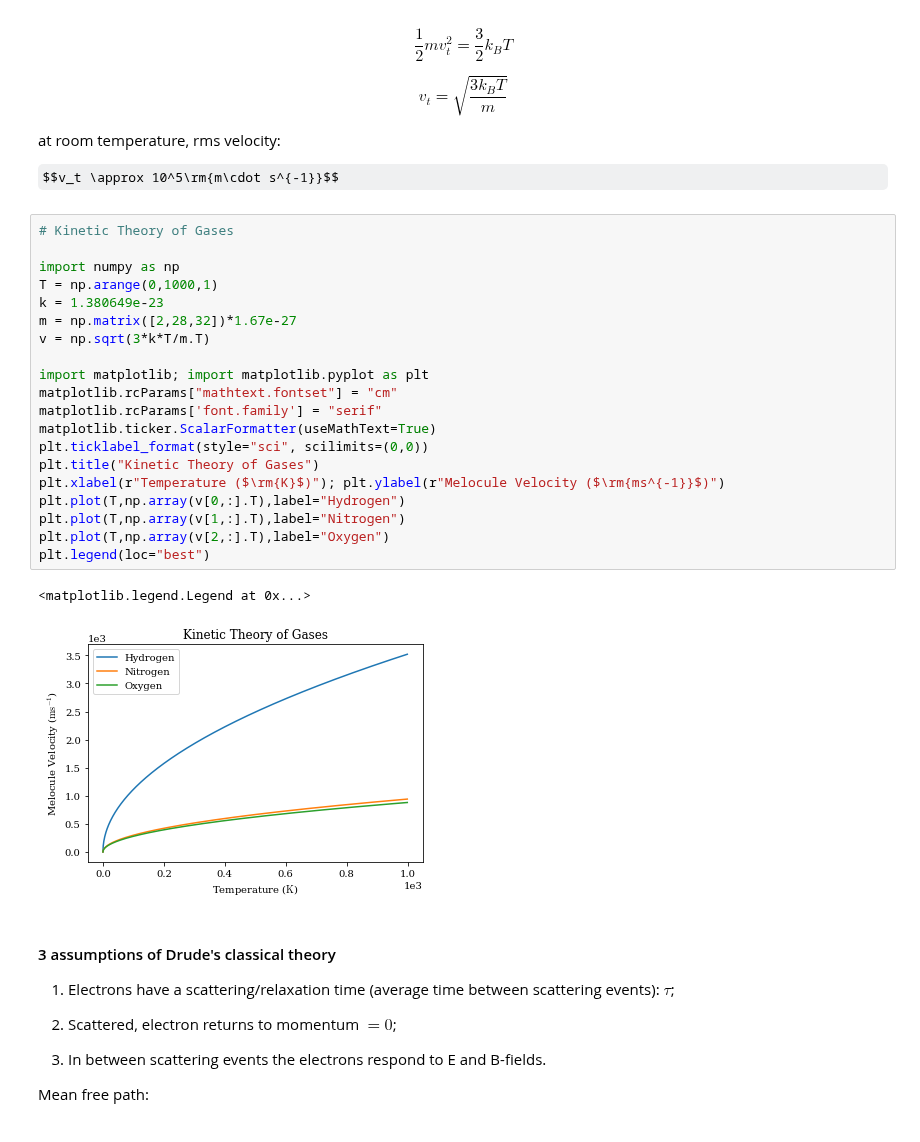
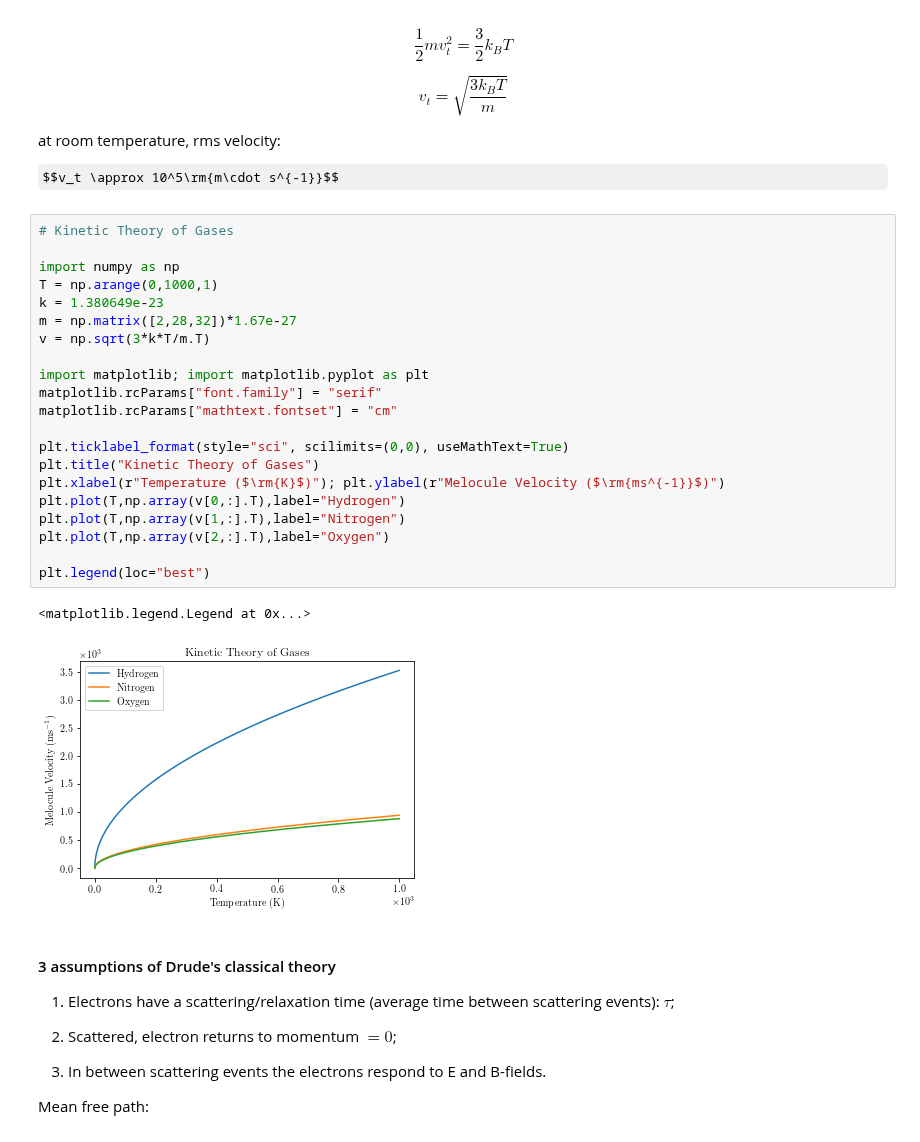
Before and after one commit to Photonico/USyd_CMP, a Jupyter notebook: Lecture 01/Lecture 01.ipynb, the cells around one changed output. Cells and saved outputs as stored; diff of their text form; some formulas as TeX source.

```diff
--- a/Lecture 01/Lecture 01.ipynb
+++ b/Lecture 01/Lecture 01.ipynb
@@ -35,26 +35,27 @@ $$v_t \approx 10^5\rm{m\cdot s^{-1}}$$
 # %%
 # Kinetic Theory of Gases
 
 import numpy as np
 T = np.arange(0,1000,1)
 k = 1.380649e-23
 m = np.matrix([2,28,32])*1.67e-27
 v = np.sqrt(3*k*T/m.T)
 
 import matplotlib; import matplotlib.pyplot as plt
+matplotlib.rcParams["font.family"] = "serif"
 matplotlib.rcParams["mathtext.fontset"] = "cm"
-matplotlib.rcParams['font.family'] = "serif"
-matplotlib.ticker.ScalarFormatter(useMathText=True)
-plt.ticklabel_format(style="sci", scilimits=(0,0))
+
+plt.ticklabel_format(style="sci", scilimits=(0,0), useMathText=True)
 plt.title("Kinetic Theory of Gases")
 plt.xlabel(r"Temperature ($\rm{K}$)"); plt.ylabel(r"Melocule Velocity ($\rm{ms^{-1}}$)")
 plt.plot(T,np.array(v[0,:].T),label="Hydrogen")
 plt.plot(T,np.array(v[1,:].T),label="Nitrogen")
 plt.plot(T,np.array(v[2,:].T),label="Oxygen")
+
 plt.legend(loc="best")
 # %% [output]
 <matplotlib.legend.Legend at 0x...>
-[figure, old version]
+[figure, new version]
 # %% [markdown]
 #### 3 assumptions of Drude's classical theory
 
```
